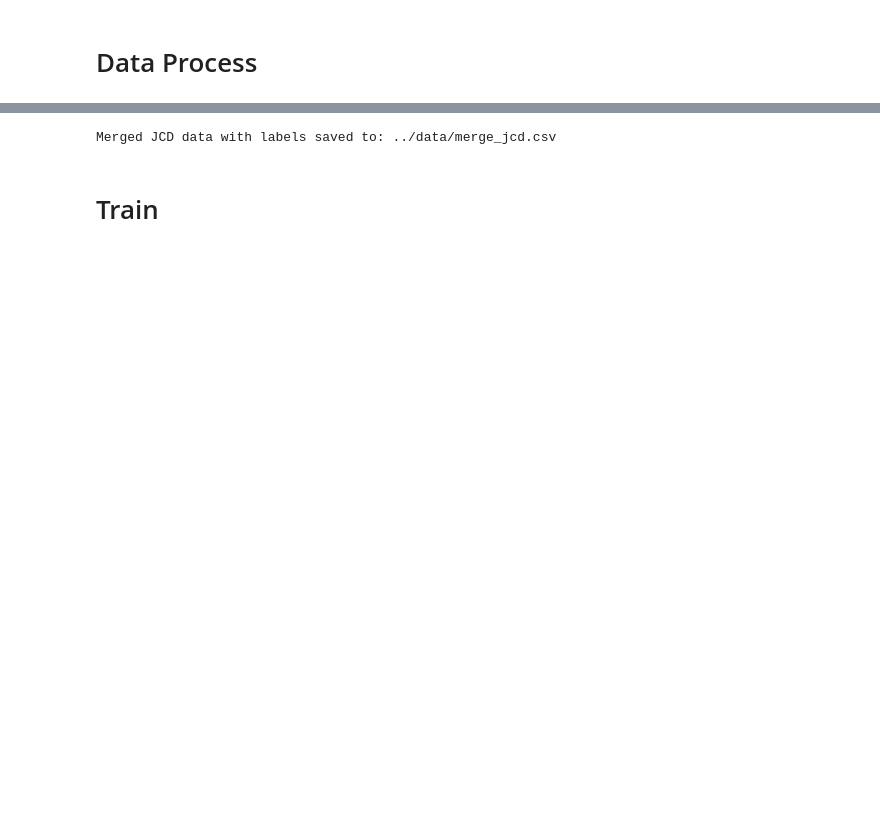
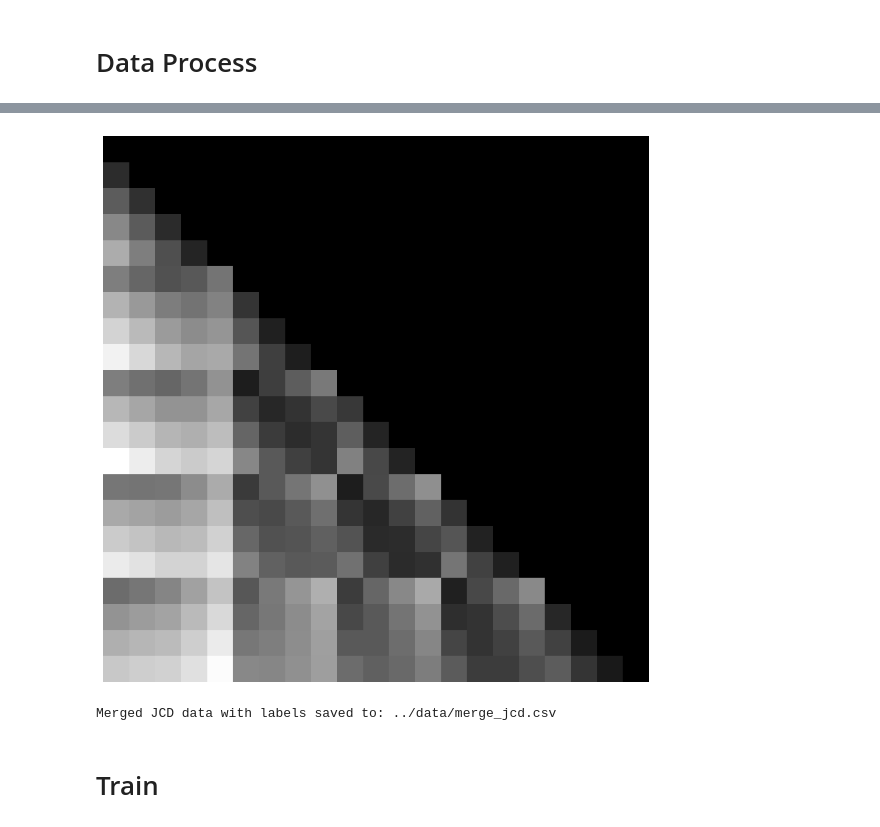
Before and after one commit to jonlai211/Gesture-Master, a Jupyter notebook: notebooks/train.ipynb, the cells around one changed output, grey strips where cells are left out. Saved outputs shown, nothing was run; the diff lists cells and outputs as text; code cells hidden in the pictures; blank space fills up the shorter version.

```diff
--- a/notebooks/train.ipynb
+++ b/notebooks/train.ipynb
@@ -68,3 +88,26 @@ JCD features saved to ../data/jcd/jcd_15.csv
+# %%
+from scipy.spatial.distance import pdist, squareform
+
+raw_0_path = '../data/raw/keypoint_0.csv'
+coords_list = load_raw(raw_0_path)
+
+row_1 = coords_list[0]
+landmark_array = np.array(row_1)
+distances = pdist(landmark_array, 'euclidean')
+jcd_features = squareform(distances)[np.tril_indices(len(landmark_array), k=-1)]
+# print(len(jcd_features))
+
+n = int(np.ceil(np.sqrt(len(jcd_features) * 2)))
+jcd_matrix = np.zeros((n, n))
+jcd_matrix[np.tril_indices(n, k=-1)] = jcd_features
+
+plt.figure(figsize=(10, 10))
+plt.imshow(jcd_matrix, cmap='gray', interpolation='nearest')
+plt.axis('off')
+plt.savefig('jcd_matrix.png', bbox_inches='tight', pad_inches=0)
+plt.show()
+# %% [output]
+[figure, added]
 # %%
 def merge_label_jcd(jcd_dir, save_path):
     all_jcd_data = []
```
Also changed, not shown: parts of 12 cells of this notebook, 3 other files.
